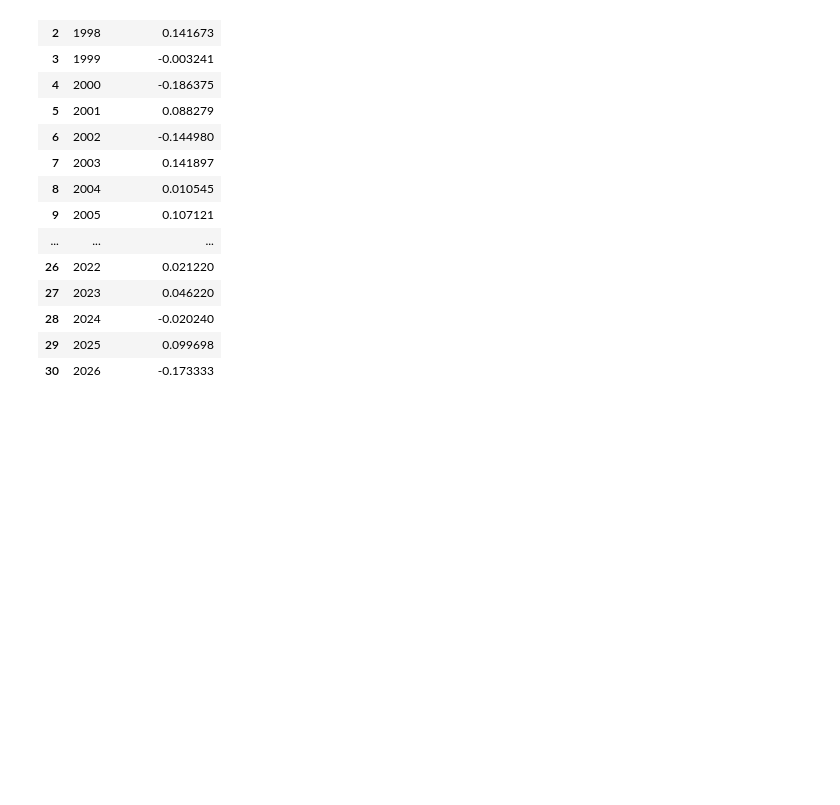
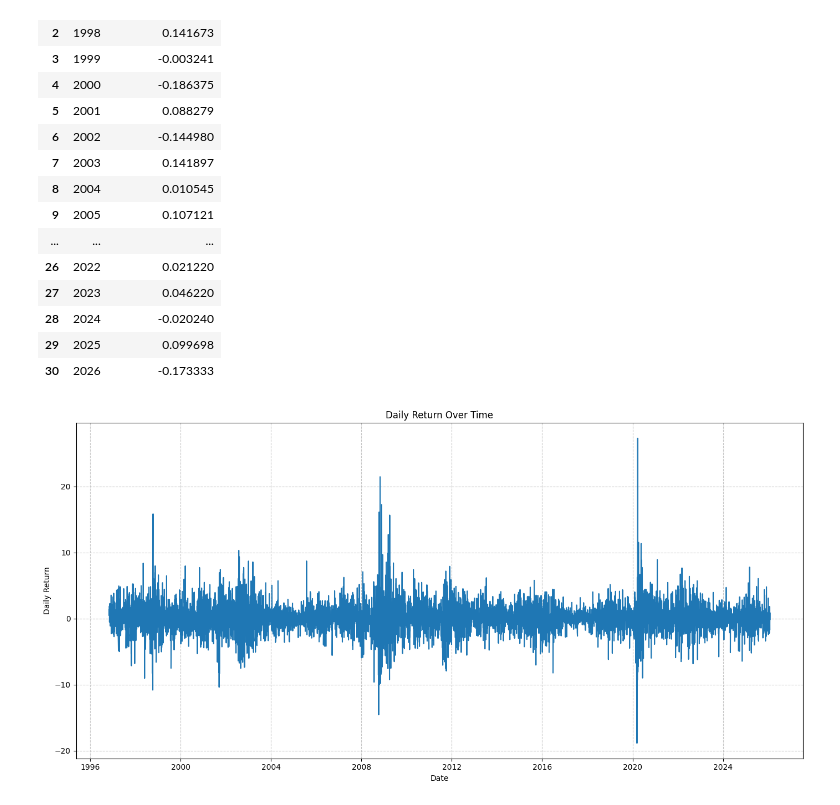
Before and after one commit to dezurnyjkipia4/DataScince, a Jupyter notebook: HW3/HW3.ipynb, the cells around one changed output. Cells and saved outputs as stored; diff of their text form; code cells hidden in the pictures; blank space fills up the shorter version.

```diff
--- a/HW3/HW3.ipynb
+++ b/HW3/HW3.ipynb
@@ -206,3 +206,21 @@ conn.close()
 | 28 | 2024 | -0.020240 |
 | 29 | 2025 | 0.099698 |
 | 30 | 2026 | -0.173333 |
+# %%
+import matplotlib.pyplot as plt
+import seaborn as sns
+import pandas as pd
+
+# Убедимся, что столбец 'Data' имеет тип datetime для правильного отображения на оси X
+df_statistic['Data'] = pd.to_datetime(df_statistic['Data'])
+
+plt.figure(figsize=(14, 7))
+sns.lineplot(x='Data', y='Daily_Return', data=df_statistic)
+plt.title('Daily Return Over Time')
+plt.xlabel('Date')
+plt.ylabel('Daily Return')
+plt.grid(True, linestyle='--', alpha=0.7)
+plt.tight_layout()
+plt.show()
+# %% [output]
+[figure, added]
```
Also changed, not shown: parts of 1 cell of this notebook.
